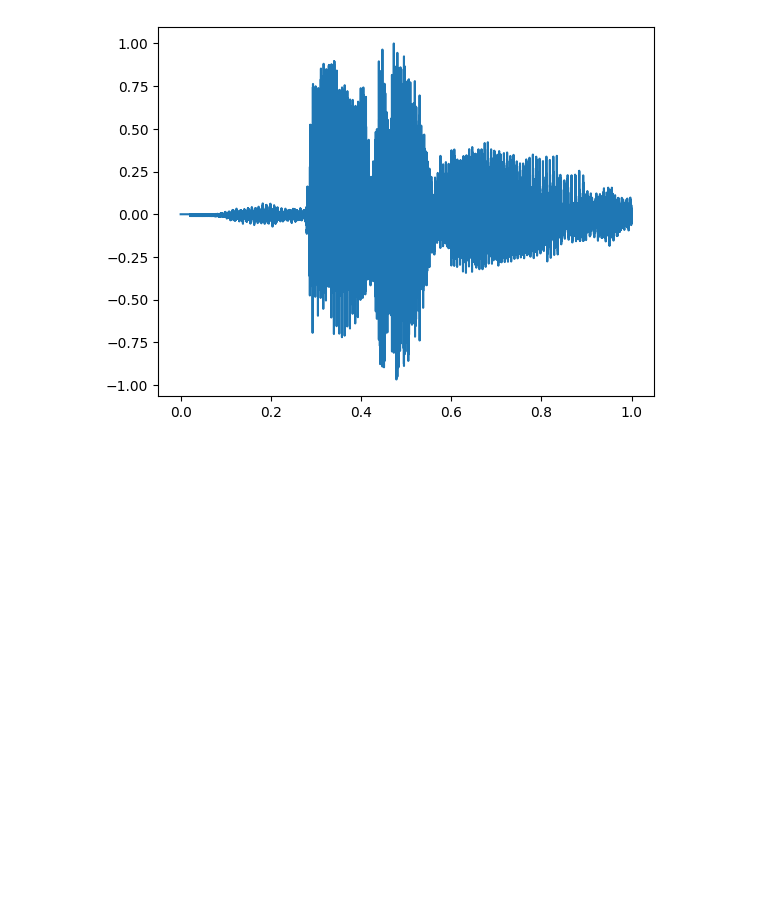
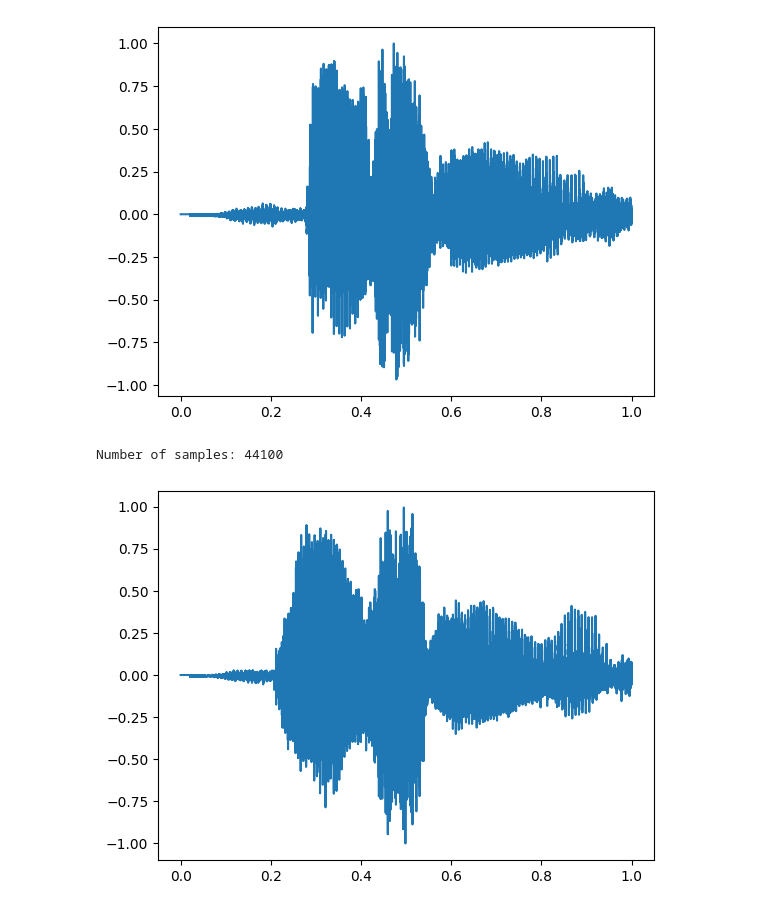
Before and after one commit to renzperit11/DSP, a Jupyter notebook: audio_recognition_project/cleanAudiofile.ipynb, the cells around one changed output. Cells and saved outputs as stored; diff of their text form; code cells hidden in the pictures; blank space fills up the shorter version.

```diff
--- a/audio_recognition_project/cleanAudiofile.ipynb
+++ b/audio_recognition_project/cleanAudiofile.ipynb
@@ -222,0 +248,19 @@ myVoice.plot()
+# %%
+import librosa
+
+# Load the audio file
+audio, sample_rate = librosa.load('clean_ece6.wav', sr=44100)
+
+# Get the number of samples
+num_samples = len(audio)
+
+print(f"Number of samples: {num_samples}")
+# %% [output]
+Number of samples: 44100
+# %%
+from thinkdsp import read_wave
+myVoice = read_wave('clean_ece6.wav')
+
+myVoice.plot()
+# %% [output]
+[figure, added]
```
Also changed, not shown: parts of 1 cell of this notebook.
